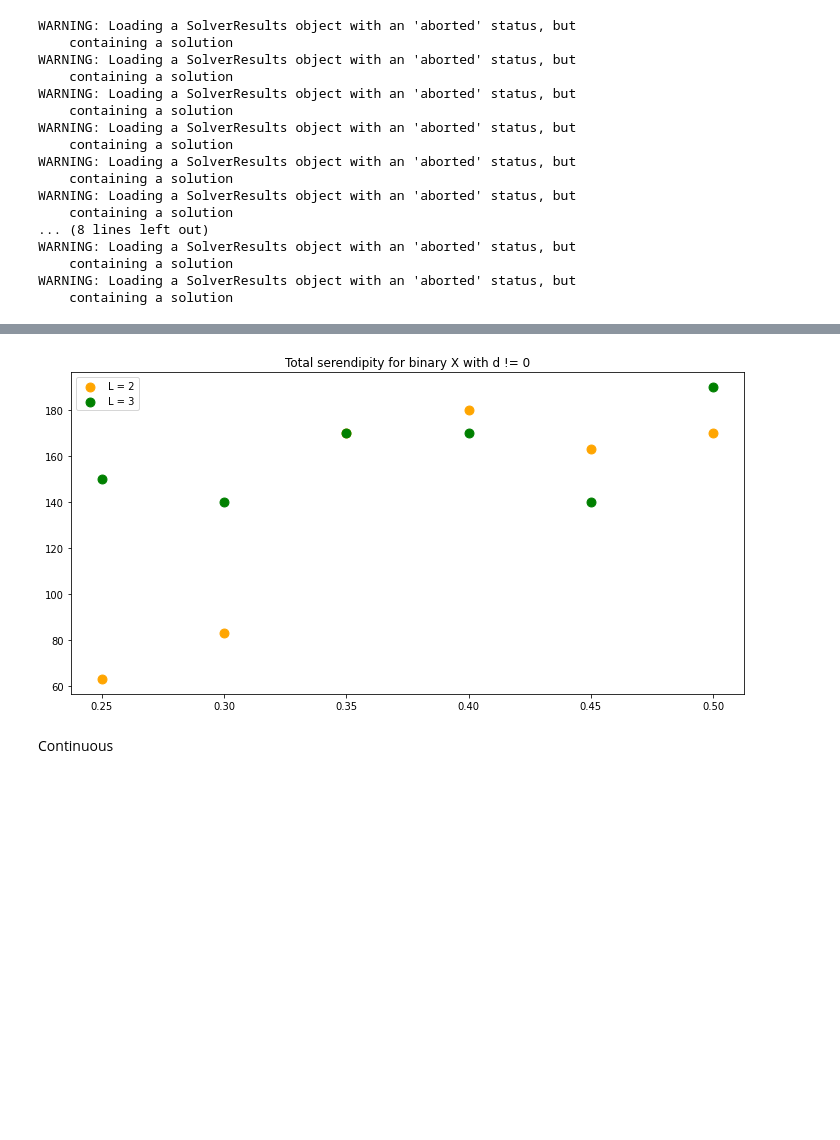
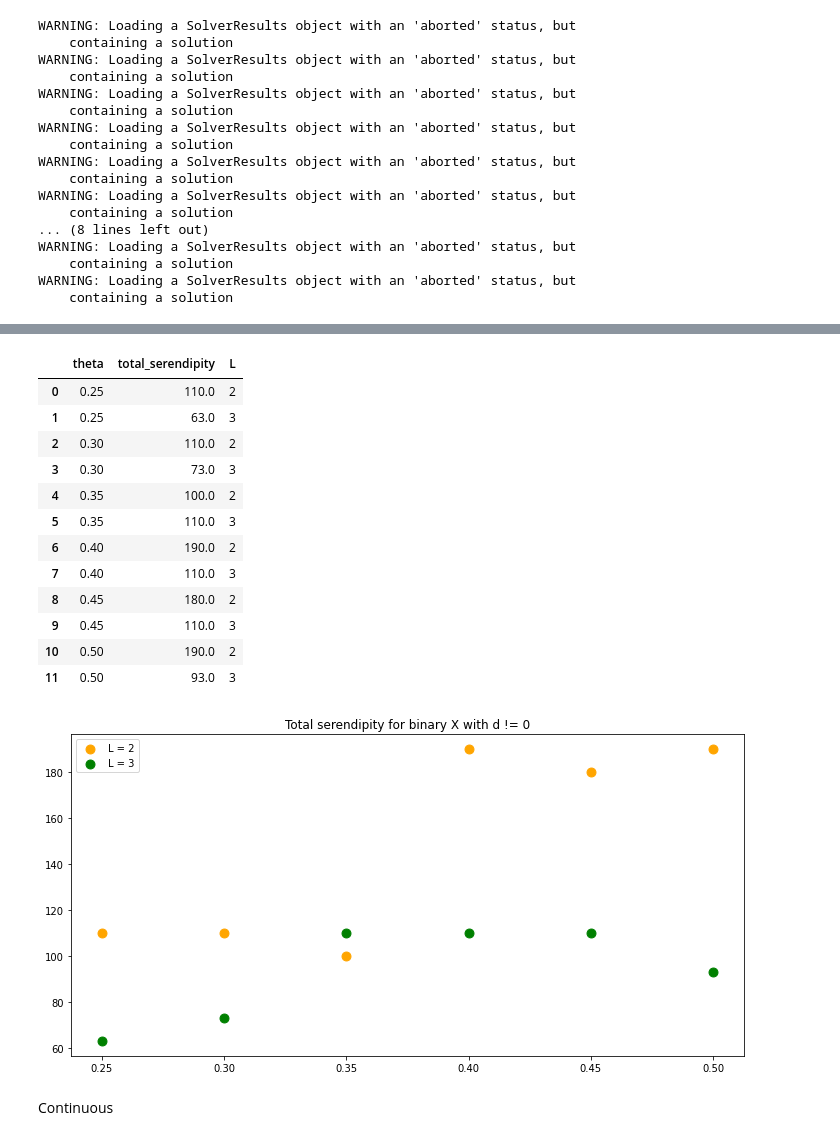
Before and after one commit to giannhskod/rec_sys_project, a Jupyter notebook: notebooks/Problem-B.ipynb, the cells around one changed output, grey strips where cells are left out. Cells and saved outputs as stored; diff of their text form; code cells hidden in the pictures; blank space fills up the shorter version.

```diff
--- a/notebooks/Problem-B.ipynb
+++ b/notebooks/Problem-B.ipynb
@@ -750,10 +788,20 @@ serendipity_results_wd_boolean
+# %%
+serendipity_results_binary_wd_df
+# %% [output]
+|  | theta | total_serendipity | L |
+| 0 | 0.25 | 110.0 | 2 |
+| 1 | 0.25 | 63.0 | 3 |
+| 2 | 0.30 | 110.0 | 2 |
+| 3 | 0.30 | 73.0 | 3 |
+| 4 | 0.35 | 100.0 | 2 |
+| 5 | 0.35 | 110.0 | 3 |
+| 6 | 0.40 | 190.0 | 2 |
+| 7 | 0.40 | 110.0 | 3 |
+| 8 | 0.45 | 180.0 | 2 |
+| 9 | 0.45 | 110.0 | 3 |
+| 10 | 0.50 | 190.0 | 2 |
+| 11 | 0.50 | 93.0 | 3 |
 # %%
-serendipity_results_binary_wd_df = pd.DataFrame(
-            {'theta': theta_results,
-             'total_serendipity': serendipity_results_wd_boolean,
-             'L': recommendations_results
-            })
-
 df1 = serendipity_results_binary_wd_df.loc[serendipity_results_binary_wd_df['L'] == 2]
 df2 = serendipity_results_binary_wd_df.loc[serendipity_results_binary_wd_df['L'] == 3]
 
@@ -765,7 +813,7 @@ plt.tight_layout()
 plt.title('Total serendipity for binary X with d != 0')
 plt.show()
 # %% [output]
-[figure, old version]
+[figure, new version]
 # %% [markdown]
 Continuous
 # %%
```
Also changed, not shown: parts of 18 cells of this notebook.
